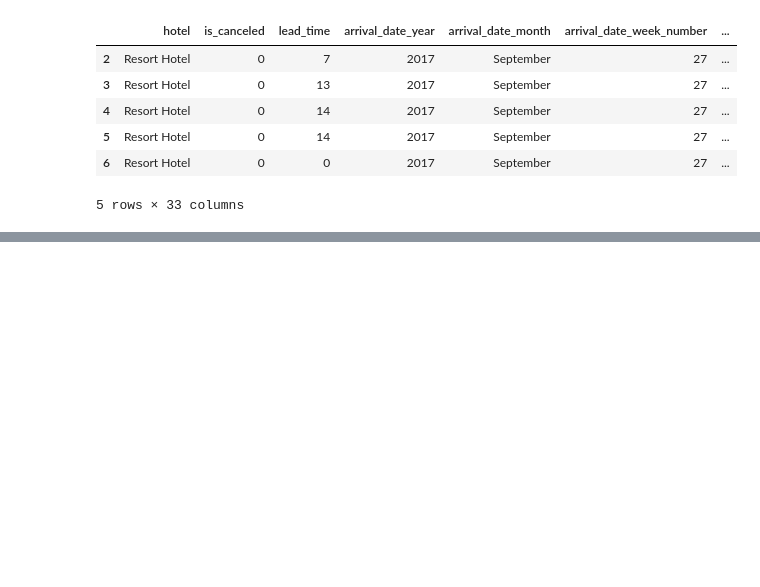
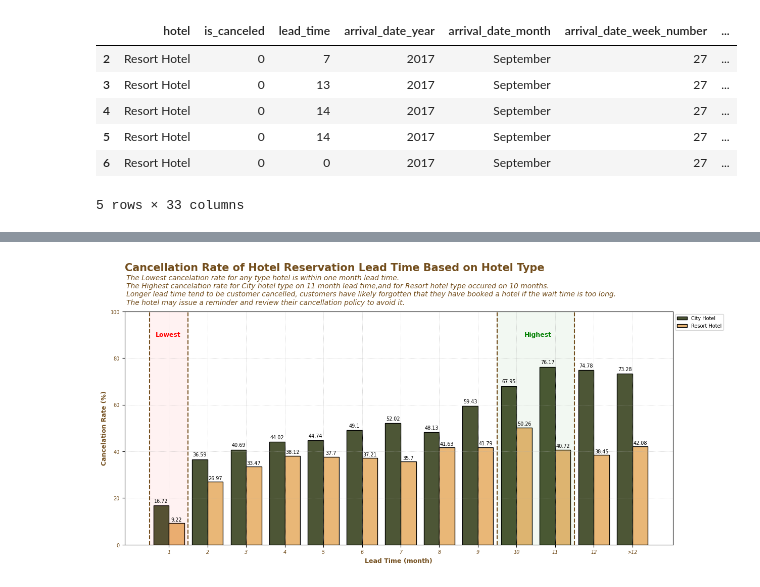
Before and after one commit to rahmars18/Investigate-Business-Hotel, a Jupyter notebook: Investigate Hotel Business.ipynb, the cells around one changed output, grey strips where cells are left out. Cells and saved outputs as stored; diff of their text form; code cells hidden in the pictures; blank space fills up the shorter version.

```diff
--- a/Investigate Hotel Business.ipynb
+++ b/Investigate Hotel Business.ipynb
@@ -420,0 +461,11 @@ plt.show()
+# %%
+data_leadc = data_lead.groupby(['hotel','is_canceled','group_lead1'],as_index=False).\
+                                agg({'total_stays':'count','group_lead':'unique'})
+
+data_lead1 = data_leadc.groupby(['hotel','group_lead1'],as_index=False).agg({'total_stays':'sum'})
+data_lead1 = data_lead1.rename(columns=({'total_stays':'sum_stays'}))
+data_leadc  = data_leadc.merge(data_lead1,on=['hotel','group_lead1'])
+data_leadc['group_lead']  = data_leadc['group_lead'].apply(lambda x : x[0])
+data_leadc['pct'] = round(data_leadc['total_stays']/data_leadc['sum_stays']*100,2)
+data_leadc = data_leadc[data_leadc['is_canceled']==1]
+data_leadc
@@ -420,0 +490,50 @@ plt.show()
+# %%
+fig,ax = plt.subplots(1,1,figsize=(14,6))
+# Create an array with the colors you want to use
+colors = ["#4f5b31", "#fcba64"]
+# Set your custom color palette
+sns.set_palette(sns.color_palette(colors))
+sns.barplot(x='group_lead', y='pct', data=data_leadc, hue='hotel', edgecolor='black')
+
+plt.legend(loc='upper left',prop={'size':7},bbox_to_anchor=[1, 1])
+
+ax.set_ylabel('Cancelation Rate (%)',fontsize=9,fontweight='bold',color='#734e1d')
+plt.yticks(fontsize=7,color='#734e1d')
+ax.set_ylim(0,100)
+
+ax.set_xlabel('Lead Time (month)',fontsize=9,fontweight='bold',color='#734e1d')
+plt.xticks(fontsize=7,fontstyle='italic',color='#734e1d')
+
+plt.bar_label(ax.containers[0], padding=3, fontsize=7)
+plt.bar_label(ax.containers[1], padding=1.5, fontsize=7)
+
+#Lowest season
+plt.axvline(-0.5, ls='--', color='#734e1d')
+plt.axvline(0.5, ls='--', color='#734e1d')
+plt.stackplot(np.arange(-0.5,0.7), [[100]], color='r', alpha=0.05)
+plt.text(x=-0.35, y=90, s='Lowest', fontsize=9, color='r',fontweight='bold', va='center')
+
+
+#Highest season
+plt.axvline(8.5, ls='--', color='#734e1d')
+plt.axvline(10.5, ls='--', color='#734e1d')
+plt.stackplot(np.arange(8.5,10.6), [[100]], color='g', alpha=0.05)
+plt.text(x=9.2, y=90, s='Highest', fontsize=9, color='g',fontweight='bold', va='center')
+
+
+ax.set_title('Cancellation Rate of Hotel Reservation Lead Time Based on Hotel Type', fontsize=15, fontweight='bold',pad=58, color='#734e1d', loc='left')
+plt.text(x=-1.1, y=103,fontsize=10, fontstyle='italic',color='#734e1d',
+         s="The Lowest cancelation rate for any type hotel is within one month lead time. \n"+\
+            "The Highest cancelation rate for City hotel type on 11 month lead time,"+\
+            "and for Resort hotel type occured on 10 months.\n"+\
+            "Longer lead time tend to be customer cancelled, "+\
+            "customers have likely forgotten that they have booked a hotel if the wait time is too long.\n"+\
+             "The hotel may issue a reminder and review their cancellation policy to avoid it."
+        )
+
+
+plt.grid(linestyle=':', linewidth=0.5)
+plt.savefig("Cancellation Rate Lead Time.png", bbox_inches='tight',dpi=300, transparent=True)
+plt.show()
+# %% [output]
+[figure, added]
```
Also changed, not shown: parts of 12 cells of this notebook.
